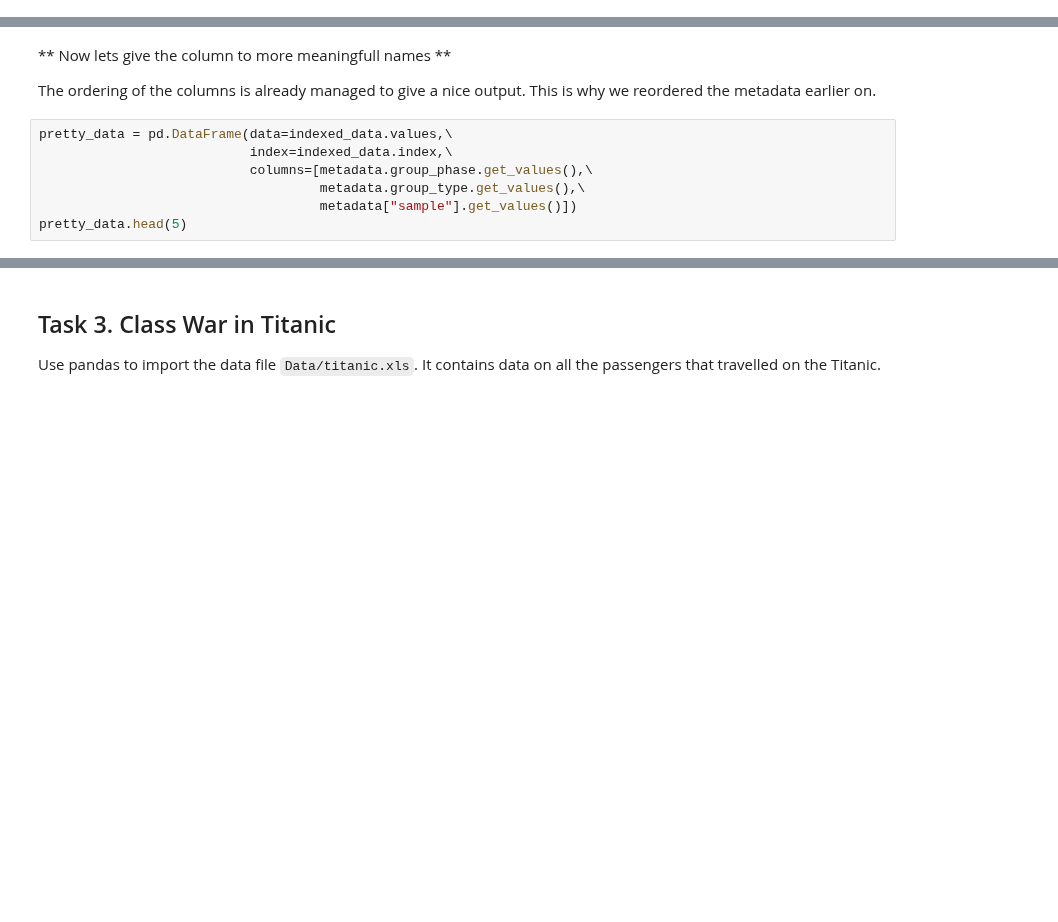
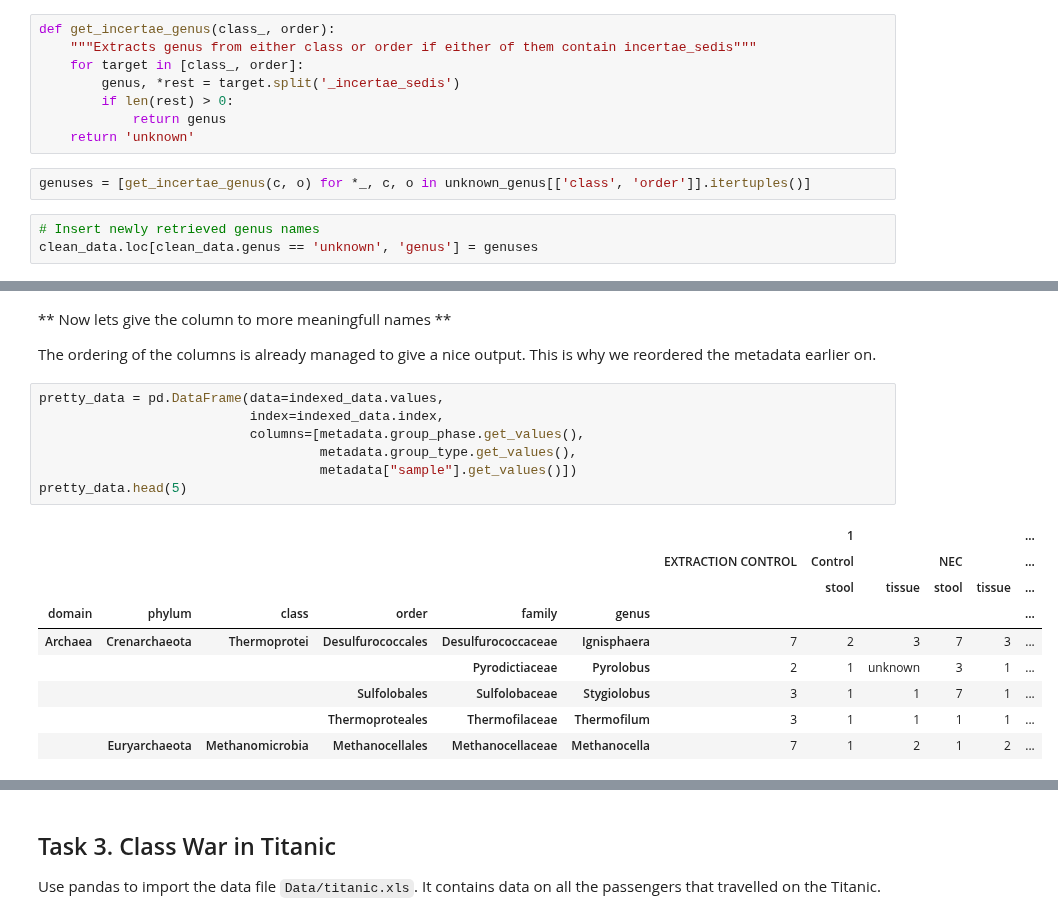
Before and after one commit to vincenzobaz/VBTALL-ADA2017, a Jupyter notebook: Homework 1.ipynb, the cells around one changed output, grey strips where cells are left out. Drawn from its saved outputs; the diff is of its cells as text; blank space fills up the shorter version.

```diff
--- a/Homework 1.ipynb
+++ b/Homework 1.ipynb
@@ -333,2 +353,15 @@ In the case of "(some term)_genera_incertae_sedis", it means that the term is th
 
 In cases where we don't have incertae sedis, we will avoid doing manipulations. We don't want to induce errors in the dataset because we managed poorly the nomenclature for the specefic cases. In a real situation, we would either need to
+# %%
+def get_incertae_genus(class_, order):
+    """Extracts genus from either class or order if either of them contain incertae_sedis"""
+    for target in [class_, order]:
+        genus, *rest = target.split('_incertae_sedis')
+        if len(rest) > 0:
+            return genus
+    return 'unknown'
+# %%
+genuses = [get_incertae_genus(c, o) for *_, c, o in unknown_genus[['class', 'order']].itertuples()]
+# %%
+# Insert newly retrieved genus names
+clean_data.loc[clean_data.genus == 'unknown', 'genus'] = genuses
@@ -348,12 +405,22 @@ indexed_data.index.is_unique
 
 The ordering of the columns is already managed to give a nice output. This is why we reordered the metadata earlier on.
 # %%
-pretty_data = pd.DataFrame(data=indexed_data.values,\
-                           index=indexed_data.index,\
-                           columns=[metadata.group_phase.get_values(),\
-                                    metadata.group_type.get_values(),\
+pretty_data = pd.DataFrame(data=indexed_data.values,
+                           index=indexed_data.index,
+                           columns=[metadata.group_phase.get_values(),
+                                    metadata.group_type.get_values(),
                                     metadata["sample"].get_values()])
 pretty_data.head(5)
+# %% [output]
+|  |  |  |  |  |  |  | 1 |  |  |  | ... |
+|  |  |  |  |  |  | EXTRACTION CONTROL | Control |  | NEC |  | ... |
+|  |  |  |  |  |  |  | stool | tissue | stool | tissue | ... |
+| domain | phylum | class | order | family | genus |  |  |  |  |  | ... |
+| Archaea | Crenarchaeota | Thermoprotei | Desulfurococcales | Desulfurococcaceae | Ignisphaera | 7 | 2 | 3 | 7 | 3 | ... |
+|  |  |  |  | Pyrodictiaceae | Pyrolobus | 2 | 1 | unknown | 3 | 1 | ... |
+|  |  |  | Sulfolobales | Sulfolobaceae | Stygiolobus | 3 | 1 | 1 | 7 | 1 | ... |
+|  |  |  | Thermoproteales | Thermofilaceae | Thermofilum | 3 | 1 | 1 | 1 | 1 | ... |
+|  | Euryarchaeota | Methanomicrobia | Methanocellales | Methanocellaceae | Methanocella | 7 | 1 | 2 | 1 | 2 | ... |
 # %%
 #Lets give a name to the columns
 pretty_data.columns.names = ["Group Number", "Group Type", "Sample"]
```
Also changed, not shown: parts of 22 cells of this notebook.
